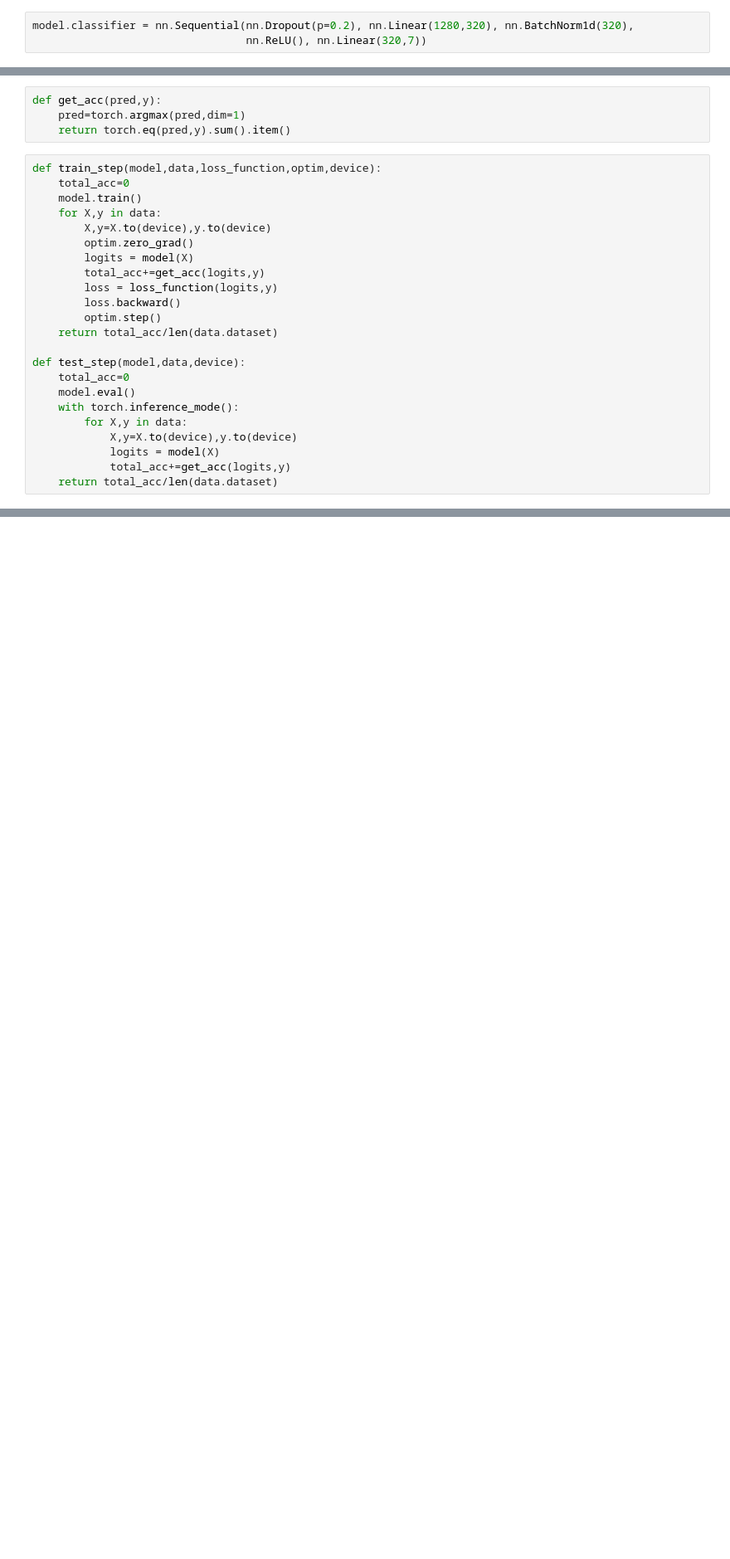
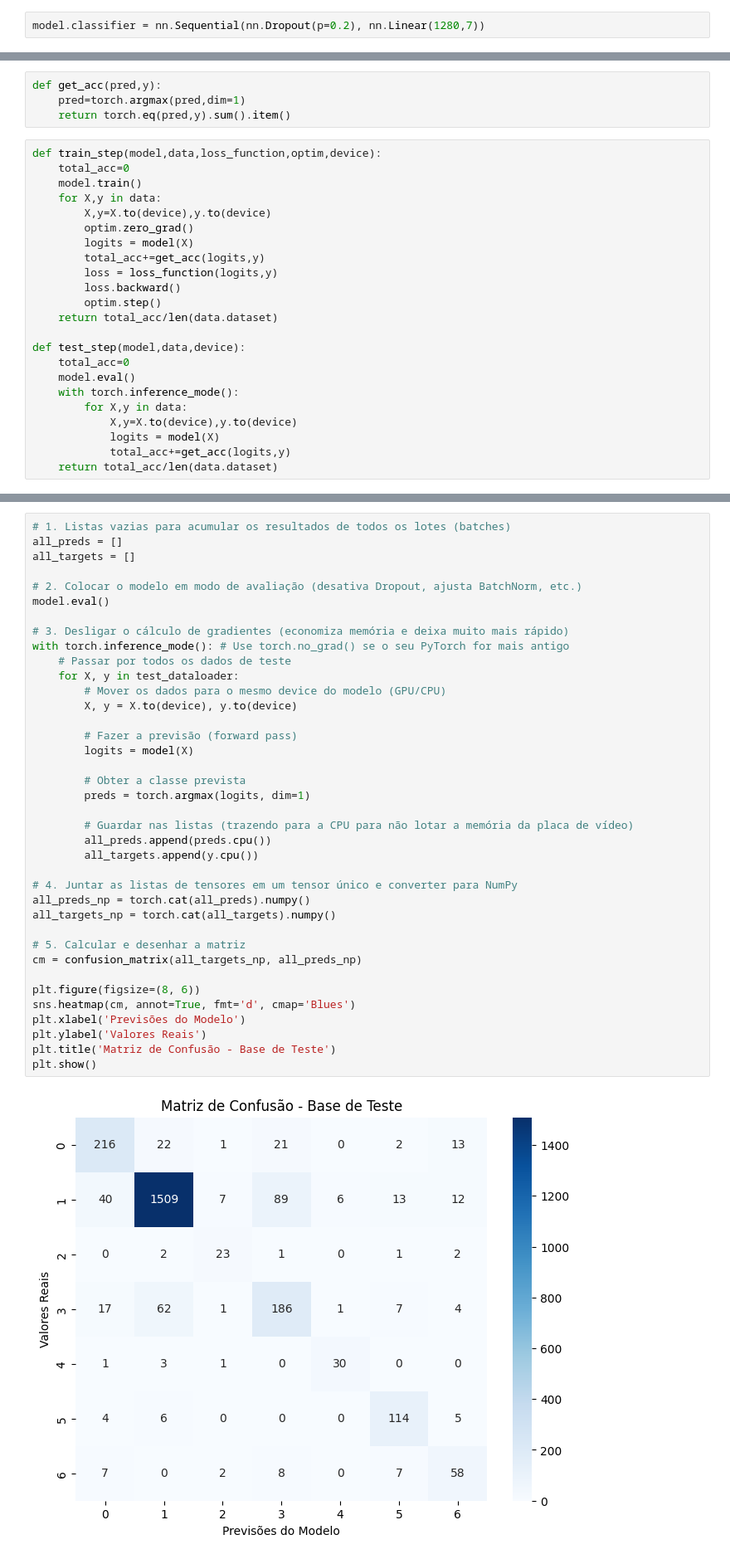
Before and after one commit to hvbridi/HAM10000-CNN, a Jupyter notebook: view_data.ipynb, the cells around one changed output, grey strips where cells are left out. Shown at 83% size. Drawn from its saved outputs; the diff is of its cells as text; blank space fills up the shorter version.

Commit message:
unfrozed the last layers and simplified the classifier

```diff
--- a/view_data.ipynb
+++ b/view_data.ipynb
@@ -145,6 +154,5 @@ for param in model.parameters():
 # %%
-model.classifier = nn.Sequential(nn.Dropout(p=0.2), nn.Linear(1280,320), nn.BatchNorm1d(320),
-                                 nn.ReLU(), nn.Linear(320,7))
+model.classifier = nn.Sequential(nn.Dropout(p=0.2), nn.Linear(1280,7))
 # %%
 model = model.to(device)
 # %%
@@ -190,0 +213,40 @@ KeyboardInterrupt:
+# %%
+# 1. Listas vazias para acumular os resultados de todos os lotes (batches)
+all_preds = []
+all_targets = []
+
+# 2. Colocar o modelo em modo de avaliação (desativa Dropout, ajusta BatchNorm, etc.)
+model.eval()
+
+# 3. Desligar o cálculo de gradientes (economiza memória e deixa muito mais rápido)
+with torch.inference_mode(): # Use torch.no_grad() se o seu PyTorch for mais antigo
+    # Passar por todos os dados de teste
+    for X, y in test_dataloader:
+        # Mover os dados para o mesmo device do modelo (GPU/CPU)
+        X, y = X.to(device), y.to(device)
+
+        # Fazer a previsão (forward pass)
+        logits = model(X)
+
+        # Obter a classe prevista
+        preds = torch.argmax(logits, dim=1)
+
+        # Guardar nas listas (trazendo para a CPU para não lotar a memória da placa de vídeo)
+        all_preds.append(preds.cpu())
+        all_targets.append(y.cpu())
+
+# 4. Juntar as listas de tensores em um tensor único e converter para NumPy
+all_preds_np = torch.cat(all_preds).numpy()
+all_targets_np = torch.cat(all_targets).numpy()
+
+# 5. Calcular e desenhar a matriz
+cm = confusion_matrix(all_targets_np, all_preds_np)
+
+plt.figure(figsize=(8, 6))
+sns.heatmap(cm, annot=True, fmt='d', cmap='Blues')
+plt.xlabel('Previsões do Modelo')
+plt.ylabel('Valores Reais')
+plt.title('Matriz de Confusão - Base de Teste')
+plt.show()
+# %% [output]
+[figure, added]
```
Also changed, not shown: parts of 6 cells of this notebook.
